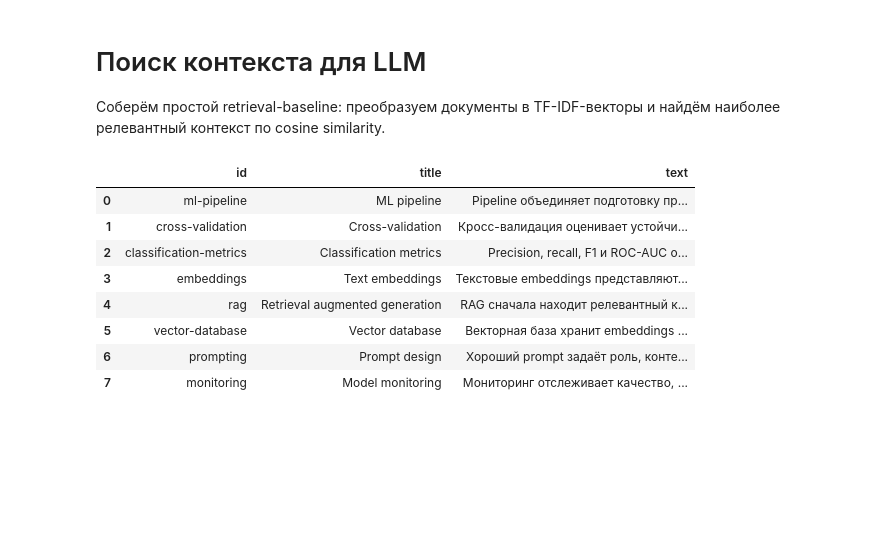
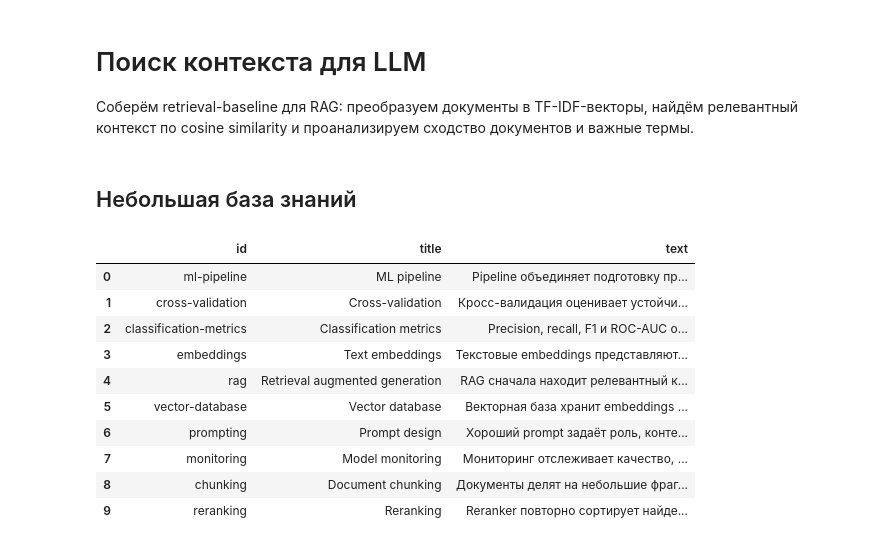
Before and after one commit to pv-afk/pv_afk, a Jupyter notebook: ML-AI/3.1. Поиск контекста для LLM.ipynb, the cells around one changed output. Saved outputs shown, nothing was run; the diff lists cells and outputs as text; code cells hidden in the pictures; blank space fills up the shorter version.

```diff
--- a/ML-AI/3.1. Поиск контекста для LLM.ipynb
+++ b/ML-AI/3.1. Поиск контекста для LLM.ipynb
@@ -1,5 +1,5 @@
 # %% [markdown]
 # Поиск контекста для LLM
 
-Соберём простой retrieval-baseline: преобразуем документы в TF-IDF-векторы и найдём наиболее релевантный контекст по cosine similarity.
+Соберём retrieval-baseline для RAG: преобразуем документы в TF-IDF-векторы, найдём релевантный контекст по cosine similarity и проанализируем сходство документов и важные термы.
 # %%
@@ -9,22 +14,28 @@ from sklearn.metrics.pairwise import cosine_similarity
+# %% [markdown]
+## Небольшая база знаний
 # %%
 documents = pd.DataFrame([
     ("ml-pipeline", "ML pipeline", "Pipeline объединяет подготовку признаков и модель, снижая риск утечки данных."),
     ("cross-validation", "Cross-validation", "Кросс-валидация оценивает устойчивость модели на нескольких разбиениях выборки."),
     ("classification-metrics", "Classification metrics", "Precision, recall, F1 и ROC-AUC описывают разные стороны качества классификатора."),
     ("embeddings", "Text embeddings", "Текстовые embeddings представляют смысл фрагмента числовым вектором."),
     ("rag", "Retrieval augmented generation", "RAG сначала находит релевантный контекст, затем передаёт его языковой модели."),
     ("vector-database", "Vector database", "Векторная база хранит embeddings и выполняет быстрый поиск ближайших документов."),
     ("prompting", "Prompt design", "Хороший prompt задаёт роль, контекст, ограничения и формат ожидаемого ответа."),
     ("monitoring", "Model monitoring", "Мониторинг отслеживает качество, задержку, ошибки и изменение входных данных."),
+    ("chunking", "Document chunking", "Документы делят на небольшие фрагменты, чтобы точнее находить подходящий контекст."),
+    ("reranking", "Reranking", "Reranker повторно сортирует найденные документы и повышает точность retrieval-системы."),
 ], columns=["id", "title", "text"])
 documents
 # %% [output]
 |  | id | title | text |
 | 0 | ml-pipeline | ML pipeline | Pipeline объединяет подготовку пр... |
 | 1 | cross-validation | Cross-validation | Кросс-валидация оценивает устойчи... |
 | 2 | classification-metrics | Classification metrics | Precision, recall, F1 и ROC-AUC о... |
 | 3 | embeddings | Text embeddings | Текстовые embeddings представляют... |
 | 4 | rag | Retrieval augmented generation | RAG сначала находит релевантный к... |
 | 5 | vector-database | Vector database | Векторная база хранит embeddings ... |
 | 6 | prompting | Prompt design | Хороший prompt задаёт роль, конте... |
 | 7 | monitoring | Model monitoring | Мониторинг отслеживает качество, ... |
+| 8 | chunking | Document chunking | Документы делят на небольшие фраг... |
+| 9 | reranking | Reranking | Reranker повторно сортирует найде... |
```
Also changed, not shown: parts of 15 cells of this notebook, 6 other files.
